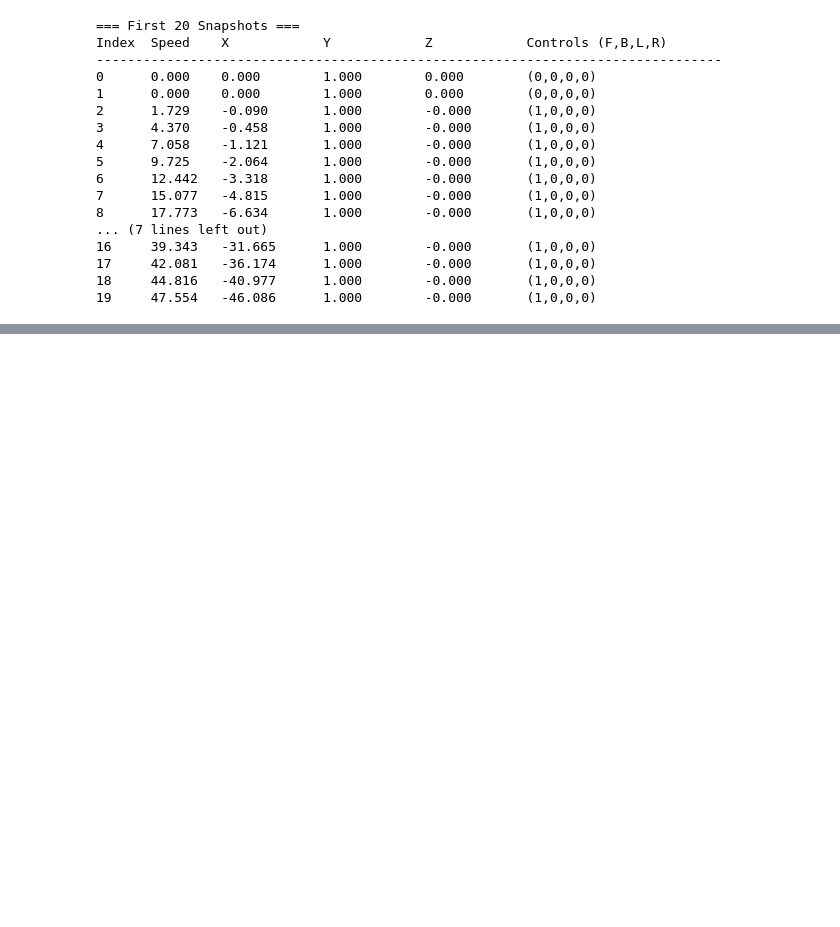
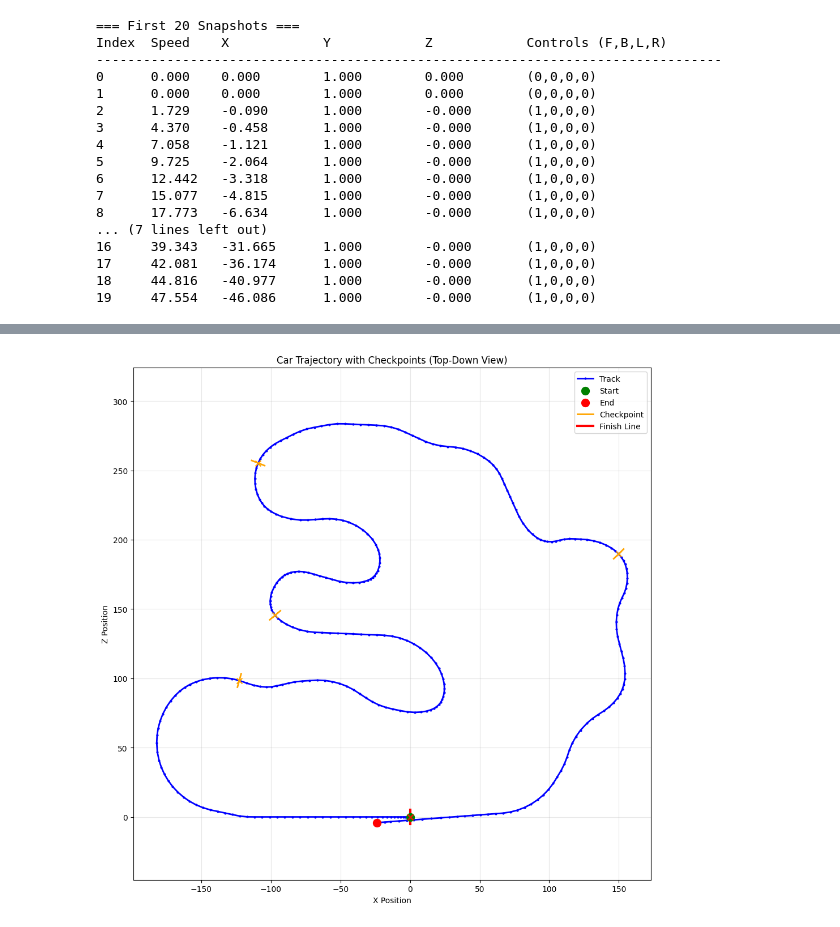
Before and after one commit to GDbateaux/RallyRobotPilot_2025, a Jupyter notebook: genetics_algo/ga.ipynb, the cells around one changed output, grey strips where cells are left out. Saved outputs shown, nothing was run; the diff lists cells and outputs as text; code cells hidden in the pictures; blank space fills up the shorter version.

Commit message:
Fixed track checkpoints for GA

```diff
--- a/genetics_algo/ga.ipynb
+++ b/genetics_algo/ga.ipynb
@@ -324,0 +398,41 @@ Index  Speed    X            Y            Z            Controls (F,B,L,R)
+# %%
+import matplotlib.pyplot as plt
+
+# Extract X and Z positions
+x_values = [s.car_position[0] for s in data]
+z_values = [s.car_position[2] for s in data]
+
+# Create 2D plot of the trajectory
+plt.figure(figsize=(10, 10))
+plt.plot(x_values, z_values, color='blue', linewidth=2, marker='o', markersize=2, label='Track')
+
+# Mark start and end
+plt.scatter(x_values[0], z_values[0], color='green', s=100, label='Start', zorder=5)
+plt.scatter(x_values[-1], z_values[-1], color='red', s=100, label='End', zorder=5)
+
+# Draw checkpoint lines
+for cp in checkpoints:
+    # Extract X and Z coordinates from point_a and point_b
+    ax, az = cp['point_a'][0], cp['point_a'][2]
+    bx, bz = cp['point_b'][0], cp['point_b'][2]
+
+    # Draw line from point A to point B
+    color = 'red' if cp['is_finish'] else 'orange'
+    linewidth = 3 if cp['is_finish'] else 2
+    label = 'Finish Line' if cp['is_finish'] else ('Checkpoint' if cp['checkpoint_id'] == 1 else None)
+
+    plt.plot([ax, bx], [az, bz], color=color, linewidth=linewidth, label=label, zorder=4)
+
+    # Optional: Mark checkpoint center
+    plt.scatter(cp['center'][0], cp['center'][2], color=color, s=50, marker='x', zorder=5)
+
+plt.xlabel('X Position')
+plt.ylabel('Z Position')
+plt.title('Car Trajectory with Checkpoints (Top-Down View)')
+plt.legend()
+plt.grid(True, alpha=0.3)
+plt.axis('equal')  # Keep aspect ratio square
+plt.tight_layout()
+plt.show()
+# %% [output]
+[figure, added]
```
Also changed, not shown: parts of 2 cells of this notebook.
